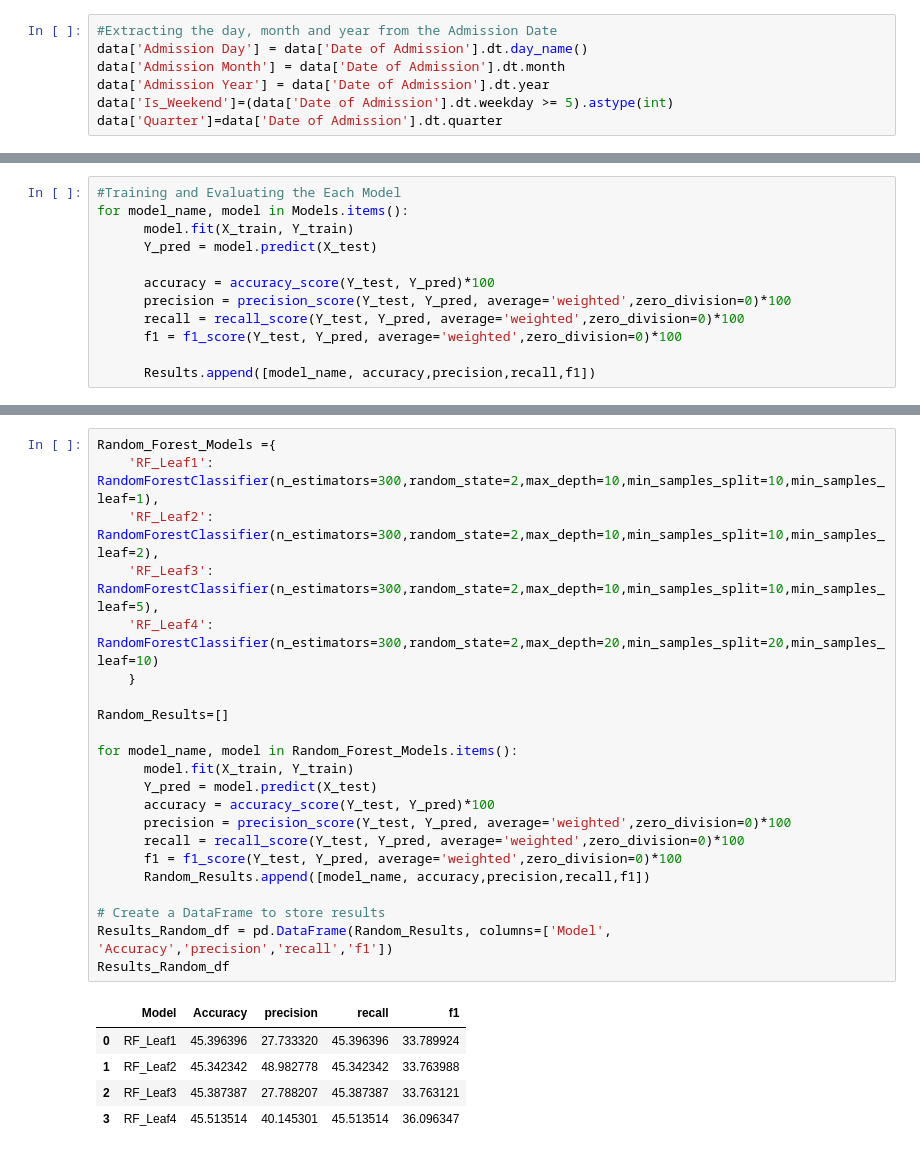
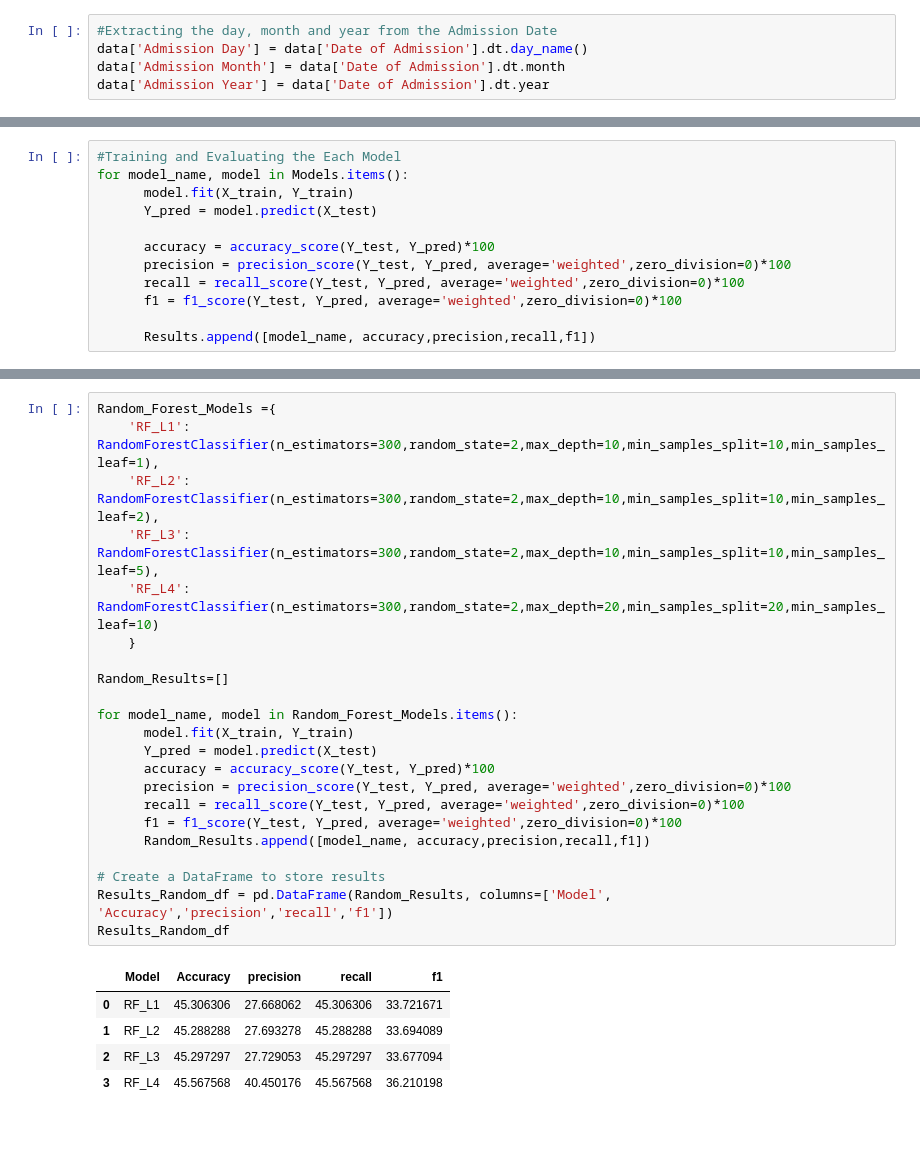
Before and after one commit to Srikhanth14/Data_Analysis_Projects, a Jupyter notebook: HealthCare_Resource_Optimization.ipynb, the cells around one changed output, grey strips where cells are left out. Drawn from its saved outputs; the diff is of its cells as text.

```diff
--- a/HealthCare_Resource_Optimization.ipynb
+++ b/HealthCare_Resource_Optimization.ipynb
@@ -307,8 +307,6 @@ Admission Type
 data['Admission Day'] = data['Date of Admission'].dt.day_name()
 data['Admission Month'] = data['Date of Admission'].dt.month
 data['Admission Year'] = data['Date of Admission'].dt.year
-data['Is_Weekend']=(data['Date of Admission'].dt.weekday >= 5).astype(int)
-data['Quarter']=data['Date of Admission'].dt.quarter
 # %%
 print("Unique values in Admission Year")
 print(data["Admission Year"].unique())
@@ -589,31 +552,31 @@ print(feature_importances)
 # %%
 Random_Forest_Models ={
-    'RF_Leaf1': RandomForestClassifier(n_estimators=300,random_state=2,max_depth=10,min_samples_split=10,min_samples_leaf=1),
-    'RF_Leaf2': RandomForestClassifier(n_estimators=300,random_state=2,max_depth=10,min_samples_split=10,min_samples_leaf=2),
-    'RF_Leaf3': RandomForestClassifier(n_estimators=300,random_state=2,max_depth=10,min_samples_split=10,min_samples_leaf=5),
-    'RF_Leaf4': RandomForestClassifier(n_estimators=300,random_state=2,max_depth=20,min_samples_split=20,min_samples_leaf=10)
+    'RF_L1': RandomForestClassifier(n_estimators=300,random_state=2,max_depth=10,min_samples_split=10,min_samples_leaf=1),
+    'RF_L2': RandomForestClassifier(n_estimators=300,random_state=2,max_depth=10,min_samples_split=10,min_samples_leaf=2),
+    'RF_L3': RandomForestClassifier(n_estimators=300,random_state=2,max_depth=10,min_samples_split=10,min_samples_leaf=5),
+    'RF_L4': RandomForestClassifier(n_estimators=300,random_state=2,max_depth=20,min_samples_split=20,min_samples_leaf=10)
     }
 
 Random_Results=[]
 
 for model_name, model in Random_Forest_Models.items():
       model.fit(X_train, Y_train)
       Y_pred = model.predict(X_test)
       accuracy = accuracy_score(Y_test, Y_pred)*100
       precision = precision_score(Y_test, Y_pred, average='weighted',zero_division=0)*100
       recall = recall_score(Y_test, Y_pred, average='weighted',zero_division=0)*100
       f1 = f1_score(Y_test, Y_pred, average='weighted',zero_division=0)*100
       Random_Results.append([model_name, accuracy,precision,recall,f1])
 
 # Create a DataFrame to store results
 Results_Random_df = pd.DataFrame(Random_Results, columns=['Model', 'Accuracy','precision','recall','f1'])
 Results_Random_df
 # %% [output]
 |  | Model | Accuracy | precision | recall | f1 |
-| 0 | RF_Leaf1 | 45.396396 | 27.733320 | 45.396396 | 33.789924 |
-| 1 | RF_Leaf2 | 45.342342 | 48.982778 | 45.342342 | 33.763988 |
-| 2 | RF_Leaf3 | 45.387387 | 27.788207 | 45.387387 | 33.763121 |
-| 3 | RF_Leaf4 | 45.513514 | 40.145301 | 45.513514 | 36.096347 |
+| 0 | RF_L1 | 45.306306 | 27.668062 | 45.306306 | 33.721671 |
+| 1 | RF_L2 | 45.288288 | 27.693278 | 45.288288 | 33.694089 |
+| 2 | RF_L3 | 45.297297 | 27.729053 | 45.297297 | 33.677094 |
+| 3 | RF_L4 | 45.567568 | 40.450176 | 45.567568 | 36.210198 |
 # %%
 #Classification Report and Confusion Matrix for Each Model
 for model_name, model in Random_Forest_Models.items():
```
Also changed, not shown: parts of 17 cells of this notebook.
